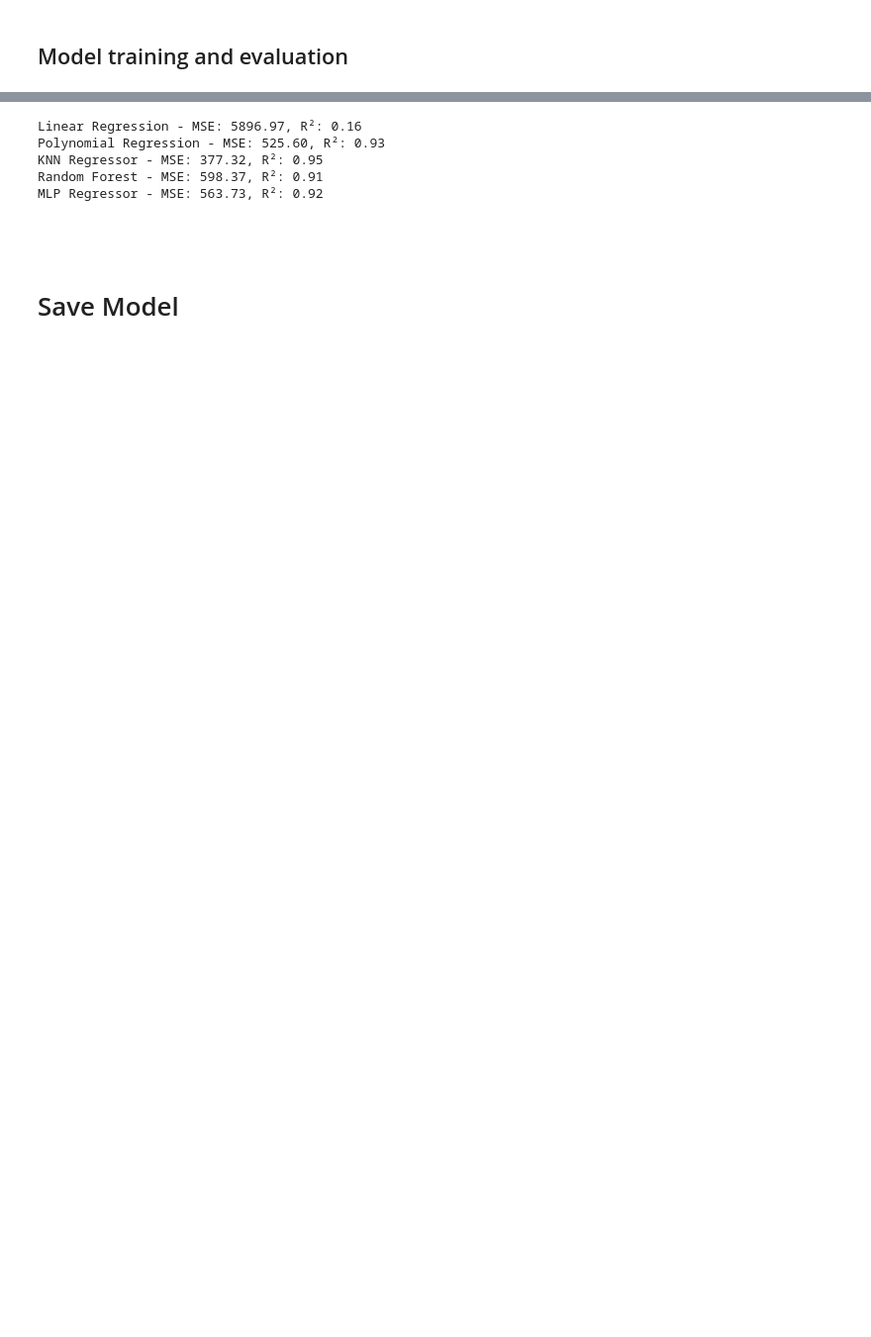
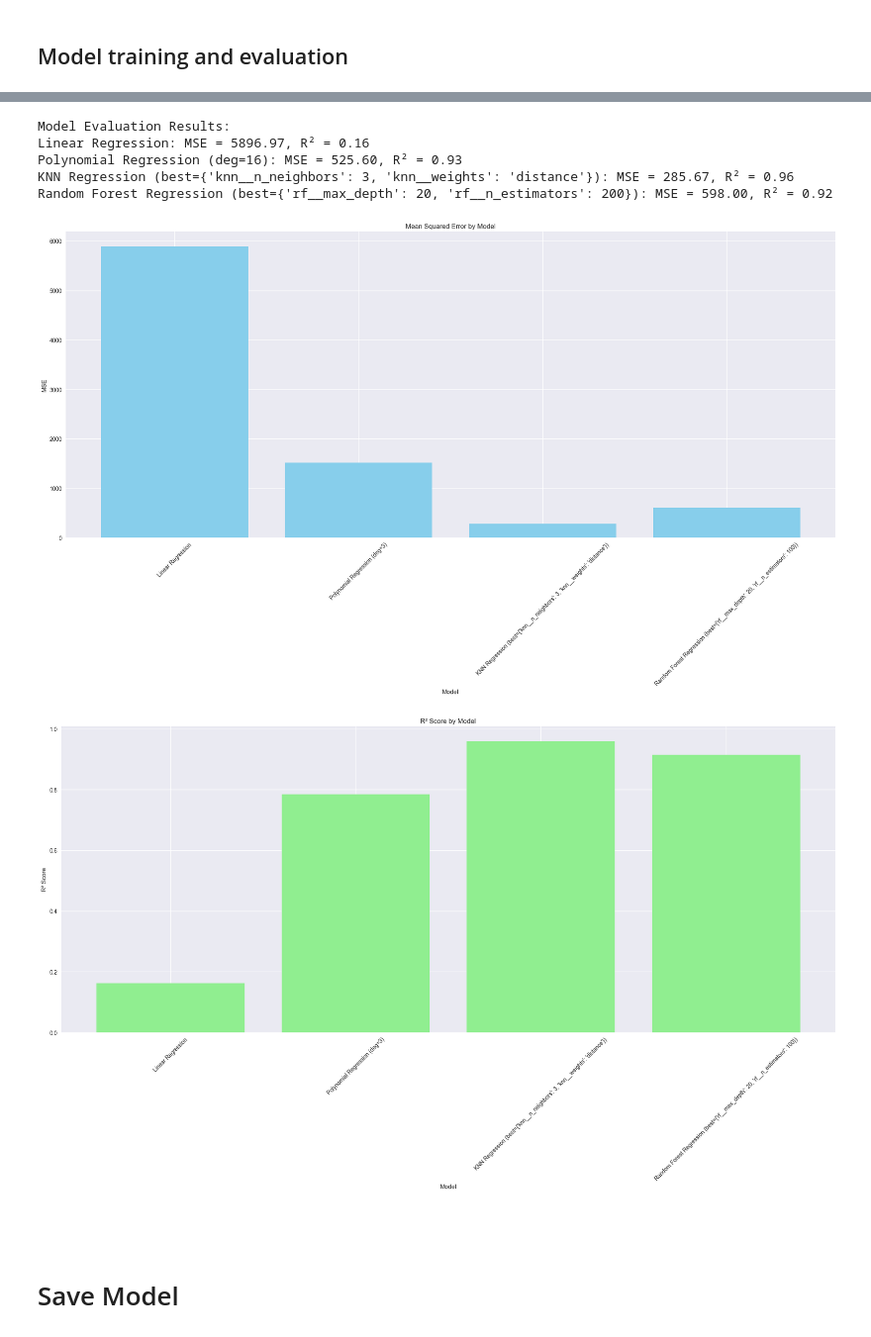
Before and after one commit to mgmytrasiewicz/pygame-pong-v2, a Jupyter notebook: ml-pong.ipynb, the cells around one changed output, grey strips where cells are left out. Shown at 99% size. Cells and saved outputs as stored; diff of their text form; code cells hidden in the pictures; blank space fills up the shorter version.

```diff
--- a/ml-pong.ipynb
+++ b/ml-pong.ipynb
@@ -145,6 +151,18 @@ KNeighborsRegressor(weights='distance')
 # %%
-from sklearn.ensemble import RandomForestRegressor
-
-rf_model = RandomForestRegressor(n_estimators=200, random_state=42)
-rf_model.fit(X_train, y_train)
+# 4. Random Forest Regression
+rf_pipeline = Pipeline([
+    ('scaler', StandardScaler()),
+    ('rf', RandomForestRegressor(random_state=42))
+])
+rf_params = {
+    'rf__n_estimators': [50, 100, 200],
+    'rf__max_depth': [None, 10, 20, 30]
+}
+grid_rf = GridSearchCV(rf_pipeline, rf_params, cv=5, verbose=3, n_jobs=-1)
+grid_rf.fit(X_train, y_train)
+y_pred_rf = grid_rf.predict(X_test)
+results[f'Random Forest Regression (best={grid_rf.best_params_})'] = {
+    'MSE': mean_squared_error(y_test, y_pred_rf),
+    'R2': r2_score(y_test, y_pred_rf)
+}
 # %% [output]
@@ -169,23 +170,41 @@ Layer sizes: [(4, 128), (128, 128), (128, 1)]
 # %%
-from sklearn.metrics import mean_squared_error, r2_score
-
-def evaluate(model, test_set, name):
-    y_pred = model.predict(test_set)
-    mse = mean_squared_error(y_test, y_pred)
-    r2 = r2_score(y_test, y_pred)
-    print(f'{name} - MSE: {mse:.2f}, R²: {r2:.2f}')
-
-evaluate(lr_model, X_test, 'Linear Regression')
-evaluate(lr_poly_model, X_test_poly, 'Polynomial Regression')
-evaluate(knn_model, X_test, 'KNN Regressor')
-evaluate(rf_model, X_test, 'Random Forest')
-evaluate(mlp_model, X_test, 'MLP Regressor')
+# Display results
+print("Model Evaluation Results:")
+for name, metrics in results.items():
+    print(f"{name}: MSE = {metrics['MSE']:.2f}, R² = {metrics['R2']:.2f}")
 # %% [output]
-Linear Regression - MSE: 5896.97, R²: 0.16
-Polynomial Regression - MSE: 525.60, R²: 0.93
-KNN Regressor - MSE: 377.32, R²: 0.95
-Random Forest - MSE: 598.37, R²: 0.91
-MLP Regressor - MSE: 563.73, R²: 0.92
+Model Evaluation Results:
+Linear Regression: MSE = 5896.97, R² = 0.16
+Polynomial Regression (deg=16): MSE = 525.60, R² = 0.93
+KNN Regression (best={'knn__n_neighbors': 3, 'knn__weights': 'distance'}): MSE = 285.67, R² = 0.96
+Random Forest Regression (best={'rf__max_depth': 20, 'rf__n_estimators': 200}): MSE = 598.00, R² = 0.92
+# %%
+models = list(results.keys())
+mse_scores = [results[model]['MSE'] for model in models]
+r2_scores = [results[model]['R2'] for model in models]
+
+plt.style.use('seaborn-v0_8')
+
+# Plot MSE
+plt.figure(figsize=(20, 12))
+plt.bar(models, mse_scores, color='skyblue')
+plt.title('Mean Squared Error by Model')
+plt.xlabel('Model')
+plt.ylabel('MSE')
+plt.xticks(rotation=45)
+plt.tight_layout()
+
+# Plot R2
+plt.figure(figsize=(20, 12))
+plt.bar(models, r2_scores, color='lightgreen')
+plt.title('R² Score by Model')
+plt.xlabel('Model')
+plt.ylabel('R² Score')
+plt.xticks(rotation=45)
+plt.tight_layout()
+# %% [output]
+[figure, added]
+[figure, added]
 # %% [markdown]
 #
 # %% [markdown]
```
Also changed, not shown: parts of 31 cells of this notebook.
